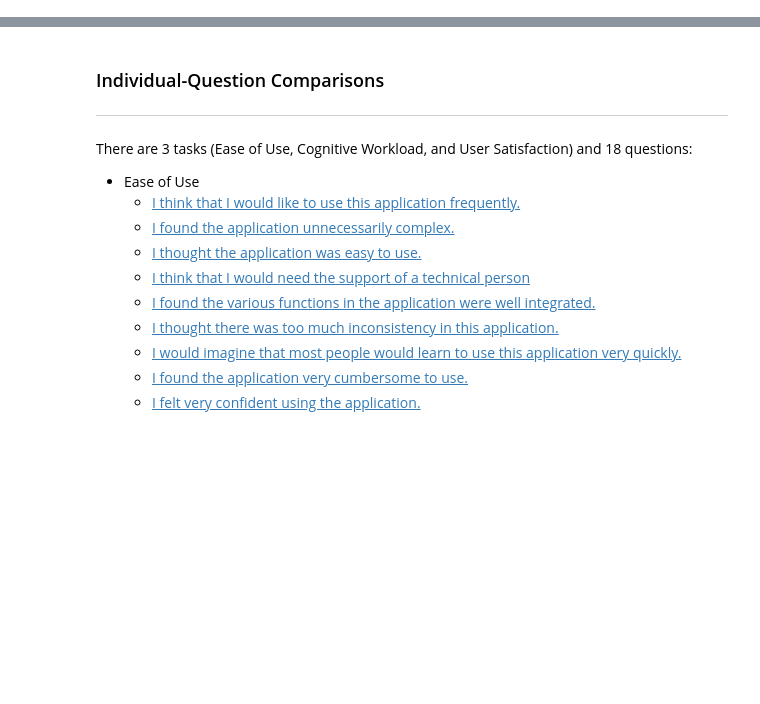
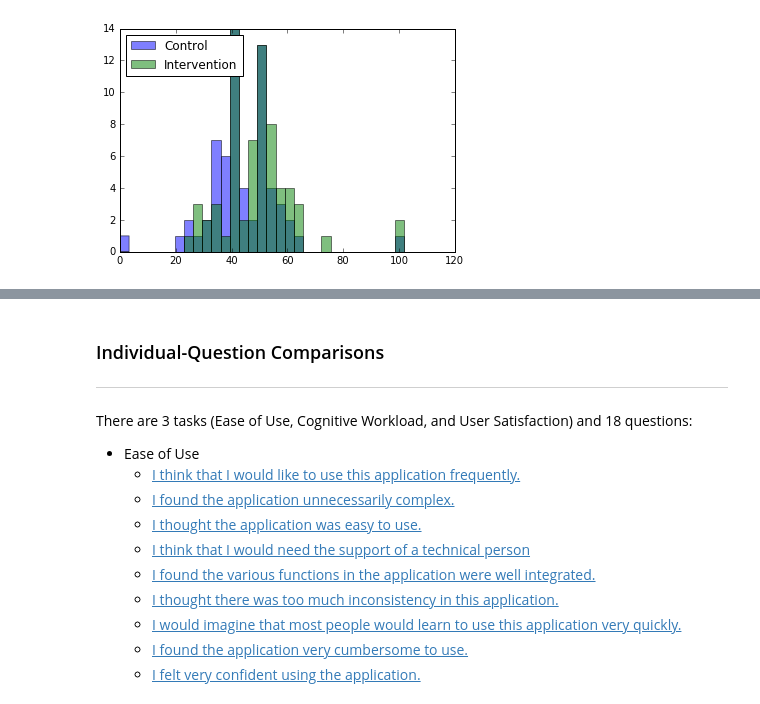
Before and after one commit to Duke-Translational-Bioinformatics/kairx-analysis, a Jupyter notebook: notebooks/med_student_qualtrics_use.ipynb, the cells around one changed output, grey strips where cells are left out. Drawn from its saved outputs; the diff is of its cells as text; code cells hidden in the pictures; blank space fills up the shorter version.

```diff
--- a/notebooks/med_student_qualtrics_use.ipynb
+++ b/notebooks/med_student_qualtrics_use.ipynb
@@ -18,0 +71,34 @@ to-be-completed
+# %%
+#Implement the SUS algorithm on the listwise-deleted data (see above load data section)
+#calculating the SUS score
+def scoreResult(x):
+    if x=='Strongly disagree':
+        return(1)
+    elif x=='Somewhat disagree':
+        return(2)
+    elif x=='Neither agree nor disagree':
+        return(3)
+    elif x=='Somewhat agree':
+        return(4)
+    elif x=='Strongly agree':
+        return(5)
+def even_correct(x):
+    return(5-x)
+def odd_correct(x):
+    return(x-1)
+def susIt(x):
+    temp = [scoreResult(y) for y in x]
+    temp_correct = [even_correct(y) if (y % 2 ==0) else odd_correct(y) for y in temp]
+    result = np.sum(temp_correct)*2.5
+    return(result)
+
+sus_control = pd.Series(us_control_sus.apply(susIt,axis=1))
+sus_interve = pd.Series(us_interve_sus.apply(susIt,axis=1))
+
+print("SUS 5 point summary in control group is: ")
+print("**********************************************")
+print(sus_control.describe())
+print("\n")
+print("SUS 5 point summary in intervention group is: ")
+print("**********************************************")
+print(sus_interve.describe())
@@ -18,0 +123,12 @@ to-be-completed
+# %%
+x = sus_control
+y = sus_interve
+
+bins = np.linspace(0, 105, 33)
+
+plt.hist(x, bins, alpha=0.5, label='Control')
+plt.hist(y, bins, alpha=0.5, label='Intervention')
+plt.legend(loc='upper left')
+plt.show()
+# %% [output]
+[figure, added]
```
Also changed, not shown: parts of 74 cells of this notebook, 3 other files.
